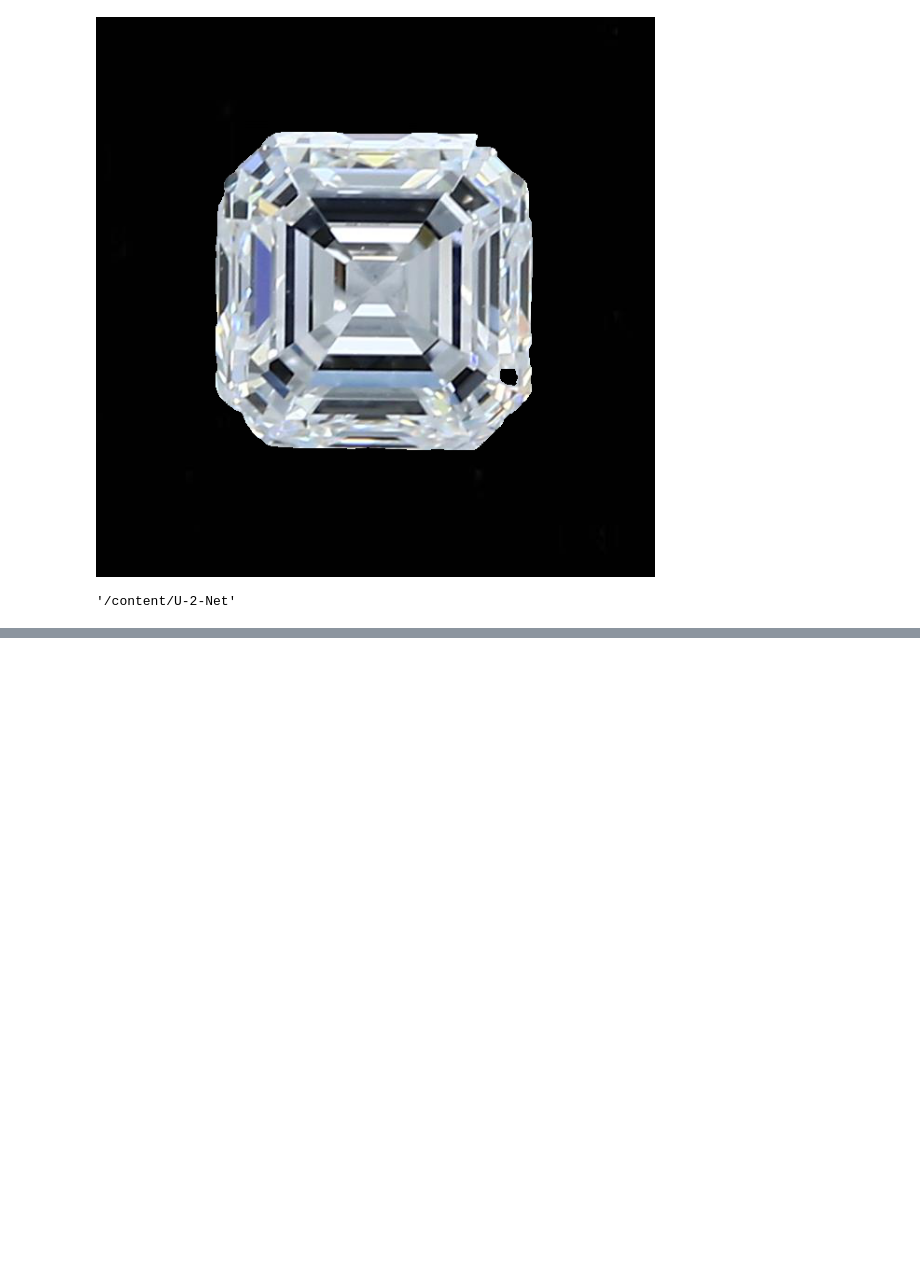
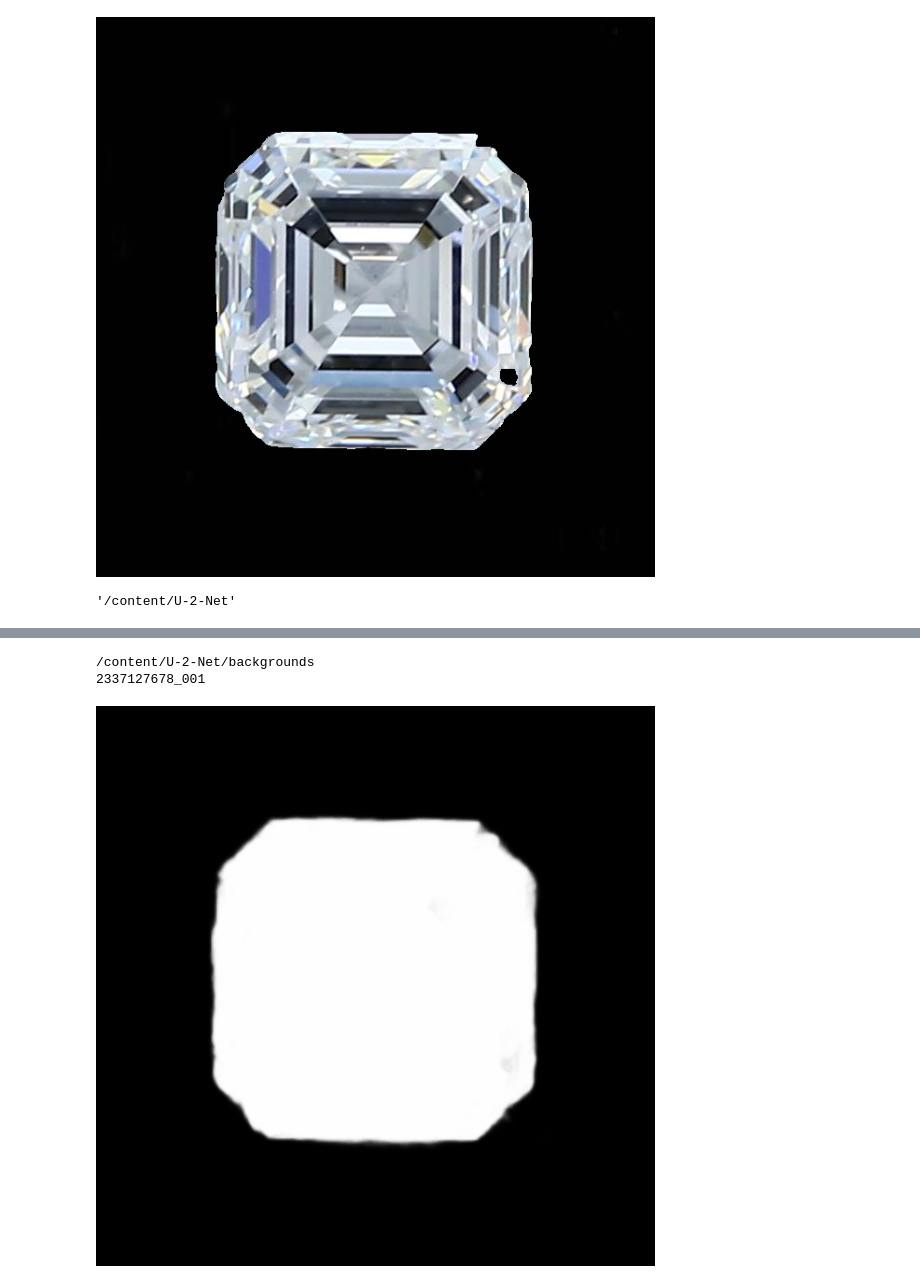
Before and after one commit to spying-on-spyers/DeadLocks, a Jupyter notebook: final_hackathon.ipynb, the cells around one changed output, grey strips where cells are left out. Saved outputs shown, nothing was run; the diff lists cells and outputs as text; code cells hidden in the pictures; blank space fills up the shorter version.

```diff
--- a/final_hackathon.ipynb
+++ b/final_hackathon.ipynb
@@ -189,0 +242,16 @@ output_chbg_scaled.save('./results/'+name+'_background_changed.png')
+# %%
+print(image_dir)
+print(name)
+# %% [output]
+/content/U-2-Net/backgrounds
+2337127678_001
+# %%
+# display result that U-2-Net created
+
+name = 'sharpen_image'
+
+output = load_img('/content/U-2-Net/results/'+name+'.png')
+# output = load_img('/content/U-2-Net/images/'+name+'.png')
+display(output)
+# %% [output]
+[figure, added]
```
Also changed, not shown: parts of 18 cells of this notebook.
